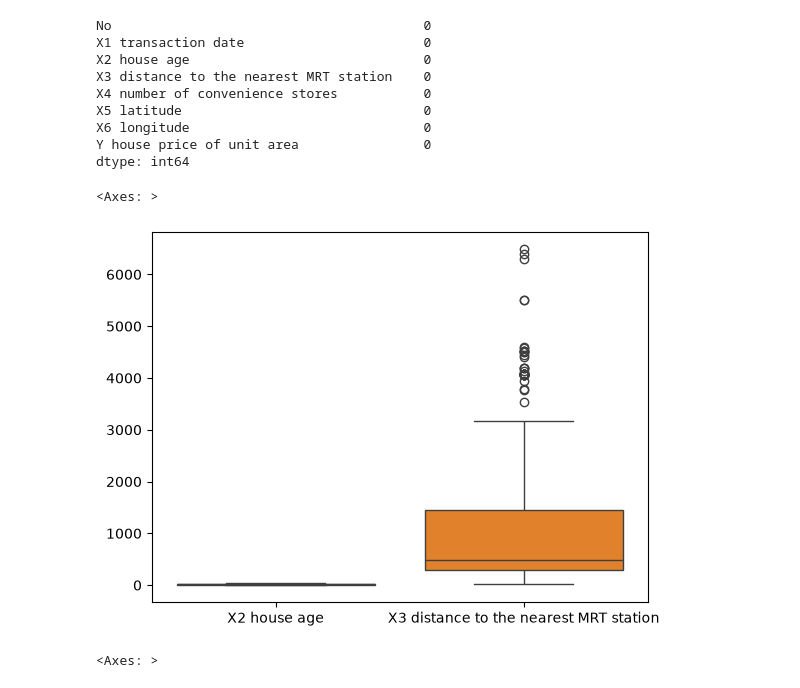
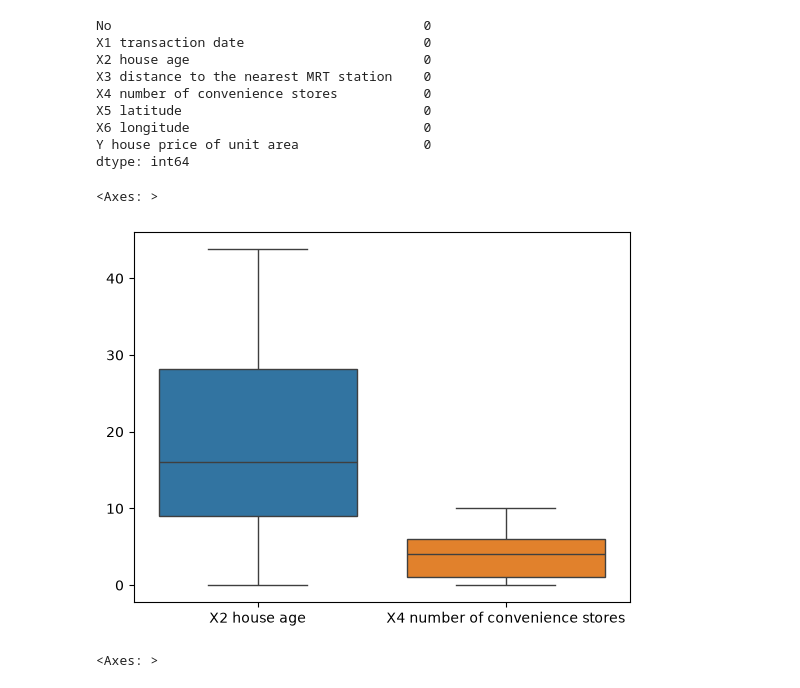
Before and after one commit to Sagarckr/DS-Practice, a Jupyter notebook: Machine Learning/Linear_Regression.ipynb, the cells around one changed output. Cells and saved outputs as stored; diff of their text form; code cells hidden in the pictures.

```diff
--- a/Machine Learning/Linear_Regression.ipynb
+++ b/Machine Learning/Linear_Regression.ipynb
@@ -68,11 +68,11 @@ dtype: int64
 # %%
 sns.boxplot(df[[
     'X2 house age',
-    'X3 distance to the nearest MRT station'
+    'X4 number of convenience stores'
 ]])
 # %% [output]
 <Axes: >
-[figure, old version]
+[figure, new version]
 # %%
 filter_df = df[df['X3 distance to the nearest MRT station'] < 2400]
 # %%
```
Also changed, not shown: parts of 1 cell of this notebook.
